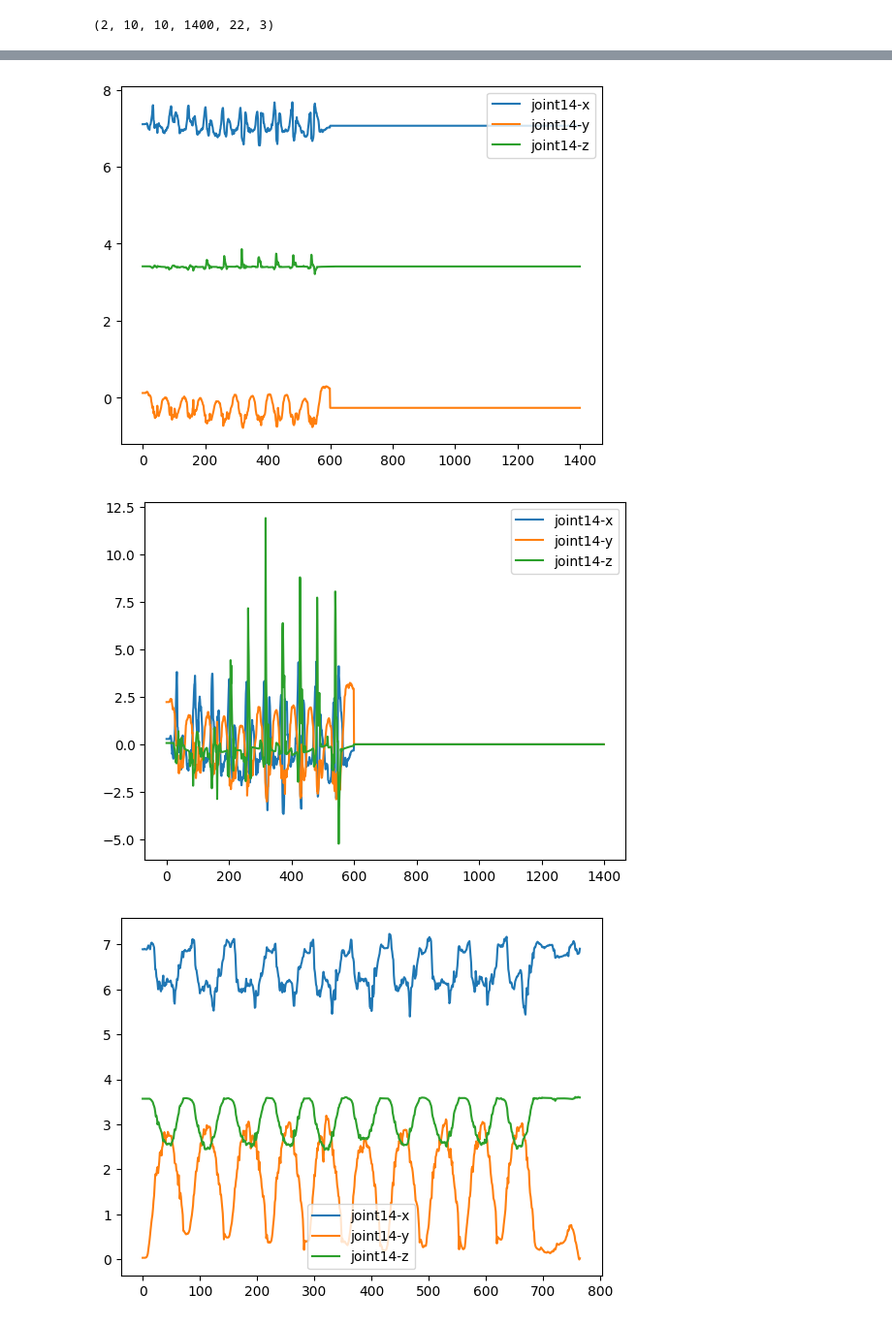
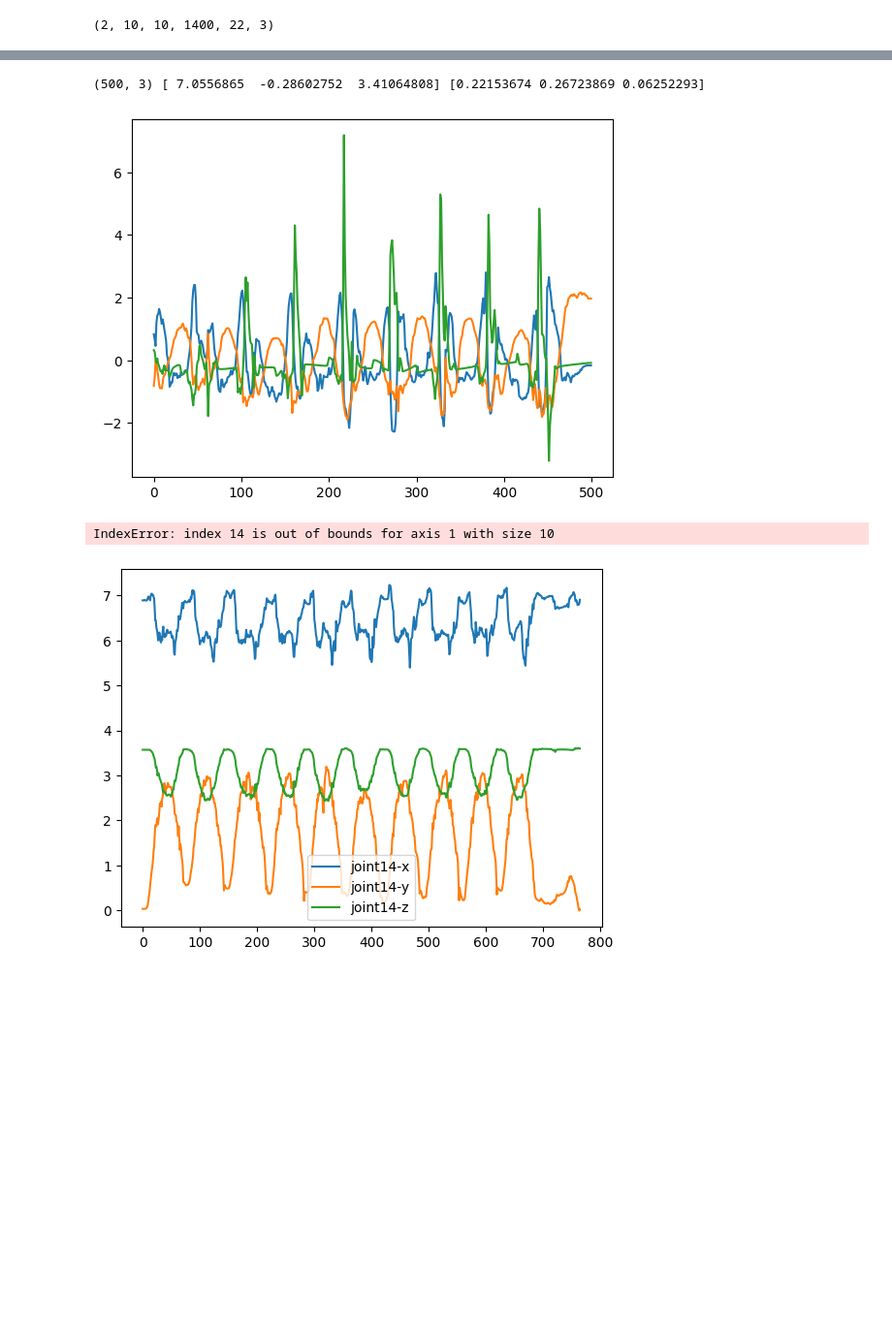
Before and after one commit to z1ko/ActionQ, a Jupyter notebook: notebooks/ui-prmd.ipynb, the cells around one changed output, grey strips where cells are left out. Shown: that part at 97% size. Drawn from its saved outputs; the diff is of its cells as text; code cells hidden in the pictures; blank space fills up the shorter version.

```diff
--- a/notebooks/ui-prmd.ipynb
+++ b/notebooks/ui-prmd.ipynb
@@ -101,19 +149,31 @@ print(complete_padded_data.shape)
+# %%
+time_serie = complete_padded_data[0, 0, 0, 100:600, 14, :]
+print(time_serie.shape, time_serie.mean(axis=0), time_serie.std(axis=0))
+
+plt.plot((time_serie - time_serie.mean(axis=0)) / time_serie.std(axis=0))
+plt.show()
+# %% [output]
+(500, 3) [ 7.0556865  -0.28602752  3.41064808] [0.22153674 0.26723869 0.06252293]
+[figure, added]
 # %%
-# Standardize all data (?)
+# Standardize all data padded (?)
+
+initial_data = complete_padded_data#[0, 0, 0, ...] # correct movement n.0 by subject n.0
+plot_joint_movement(initial_data, joint=14)
+
+# Normalize each joint indipendently
+standard_data = np.copy(initial_data)
+
+L, J, F = standard_data.shape
+standard_data = standard_data.reshape((L * J, F))
 
 scaler = preprocessing.StandardScaler()
+standard_data = scaler.fit_transform(standard_data)
 
-initial_data = complete_padded_data[0, 0, 0, ...] # correct movement n.0 by subject n.0
-plot_joint_movement(initial_data, joint=14)
-
-standard_data = initial_data.reshape((1400, 22*3))
-standard_data = scaler.fit_transform(standard_data)
-standard_data = standard_data.reshape((1400, 22, 3))
-
+standard_data = standard_data.reshape((L, J, F))
 plot_joint_movement(standard_data, joint=14)
 # %% [output]
-[figure, removed]
-[figure, removed]
+IndexError: index 14 is out of bounds for axis 1 with size 10
 # %%
 plot_joint_movement(correct_data[1][1], joint=14)
 plot_joint_movement(correct_data[2][1], joint=14)
```
Also changed, not shown: parts of 5 cells of this notebook, 6 other files.
